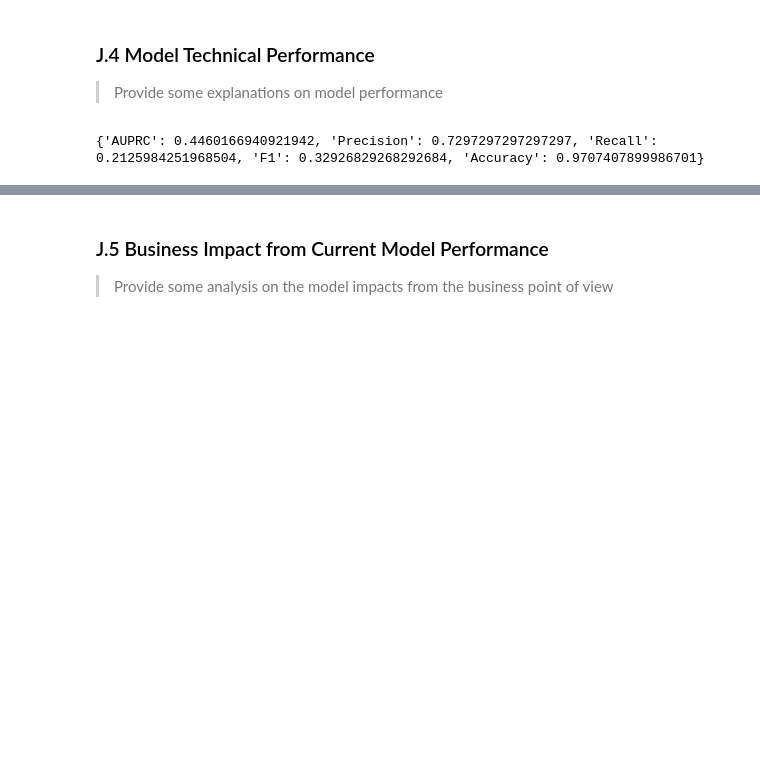
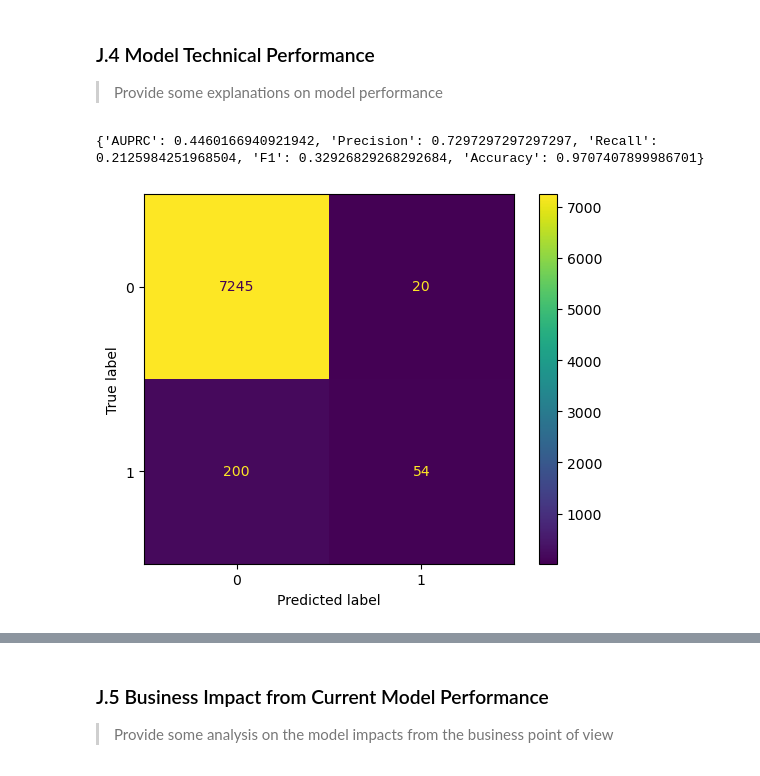
Before and after one commit to abychopda/nba-career-longevity-prediction, a Jupyter notebook: notebooks/36120-26SP-group36-26164448-AT1-experiment-6.ipynb, the cells around one changed output, grey strips where cells are left out. Cells and saved outputs as stored; diff of their text form; code cells hidden in the pictures; blank space fills up the shorter version.

```diff
--- a/notebooks/36120-26SP-group36-26164448-AT1-experiment-6.ipynb
+++ b/notebooks/36120-26SP-group36-26164448-AT1-experiment-6.ipynb
@@ -1395,0 +1396,11 @@ Provide some explanations on model performance
+# %%
+y_val_pred = xgb_model.predict(X_val)
+
+cm = confusion_matrix(y_val, y_val_pred)
+
+disp = ConfusionMatrixDisplay(confusion_matrix=cm)
+disp.plot()
+
+plt.show()
+# %% [output]
+[figure, added]
```
Also changed, not shown: parts of 57 cells of this notebook, 3 other files.
